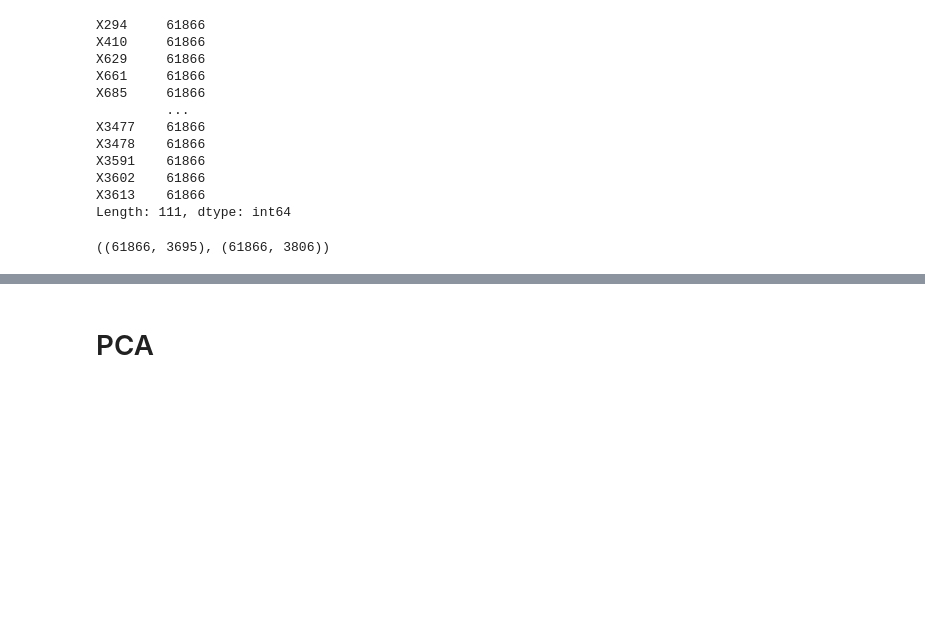
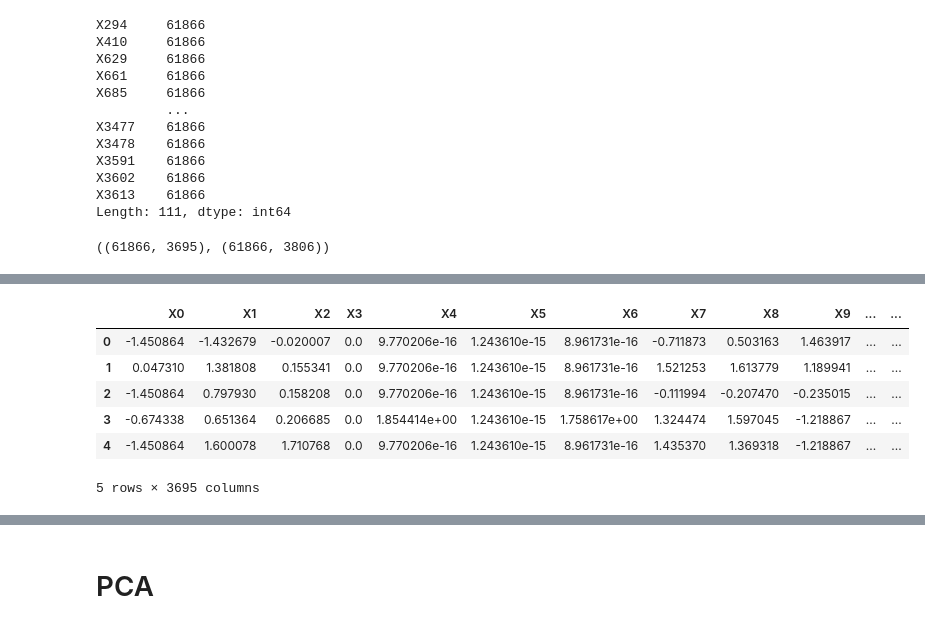
Before and after one commit to DSAgenshin/sichuan, a Jupyter notebook: zqy/code/sichuan.ipynb, the cells around one changed output, grey strips where cells are left out. Saved outputs shown, nothing was run; the diff lists cells and outputs as text; code cells hidden in the pictures; blank space fills up the shorter version.

```diff
--- a/zqy/code/sichuan.ipynb
+++ b/zqy/code/sichuan.ipynb
@@ -91,0 +124,15 @@ train_data_fillna.shape, train_data.shape
+# %%
+# Fill Non values with the mean of `train_data`
+# and normalize with the mean and std of train_data
+test_data_fillna = test_data.fillna(train_data.mean())
+test_data_fillna_drop = test_data_fillna.dropna(axis=1)
+test_data_fillna_drop_norm = (test_data_fillna_drop - train_data_fillna_drop.mean()) / train_data_fillna_drop.std()
+test_data_fillna_drop_norm.head(5)
+# %% [output]
+|  | X0 | X1 | X2 | X3 | X4 | X5 | X6 | X7 | X8 | X9 | ... | ... |
+| 0 | -1.450864 | -1.432679 | -0.020007 | 0.0 | 9.770206e-16 | 1.243610e-15 | 8.961731e-16 | -0.711873 | 0.503163 | 1.463917 | ... | ... |
+| 1 | 0.047310 | 1.381808 | 0.155341 | 0.0 | 9.770206e-16 | 1.243610e-15 | 8.961731e-16 | 1.521253 | 1.613779 | 1.189941 | ... | ... |
+| 2 | -1.450864 | 0.797930 | 0.158208 | 0.0 | 9.770206e-16 | 1.243610e-15 | 8.961731e-16 | -0.111994 | -0.207470 | -0.235015 | ... | ... |
+| 3 | -0.674338 | 0.651364 | 0.206685 | 0.0 | 1.854414e+00 | 1.243610e-15 | 1.758617e+00 | 1.324474 | 1.597045 | -1.218867 | ... | ... |
+| 4 | -1.450864 | 1.600078 | 1.710768 | 0.0 | 9.770206e-16 | 1.243610e-15 | 8.961731e-16 | 1.435370 | 1.369318 | -1.218867 | ... | ... |
+5 rows × 3695 columns
```
Also changed, not shown: parts of 11 cells of this notebook, 2 other files.
